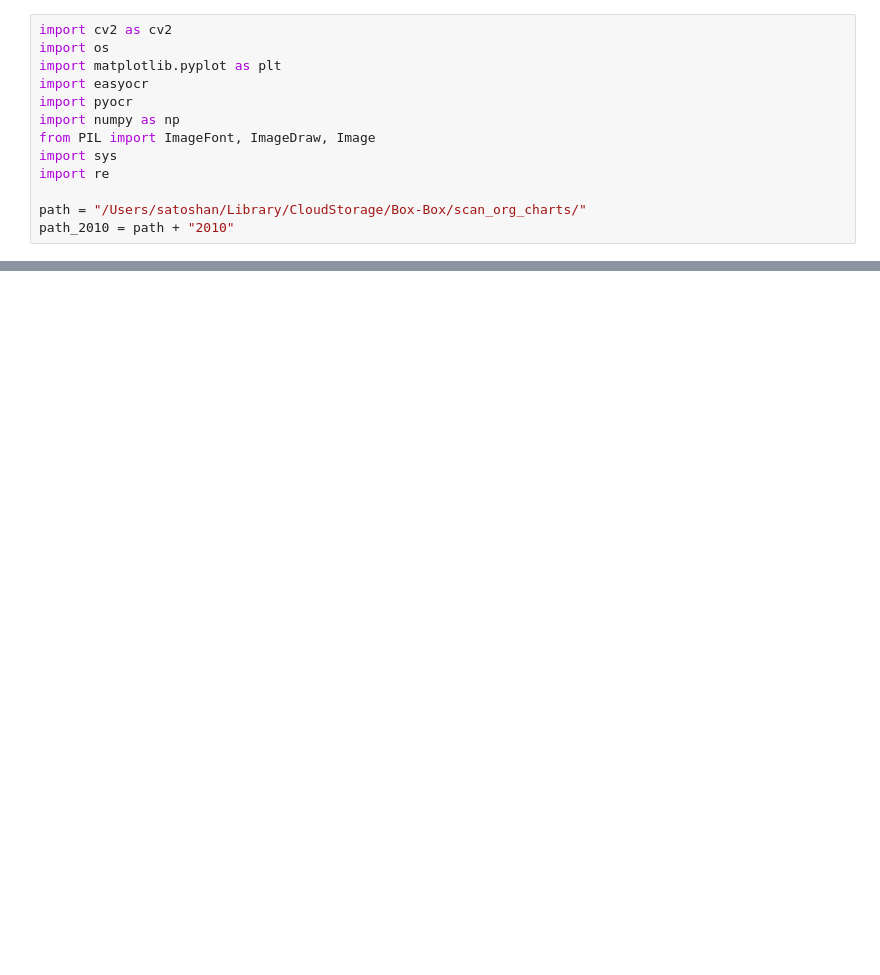
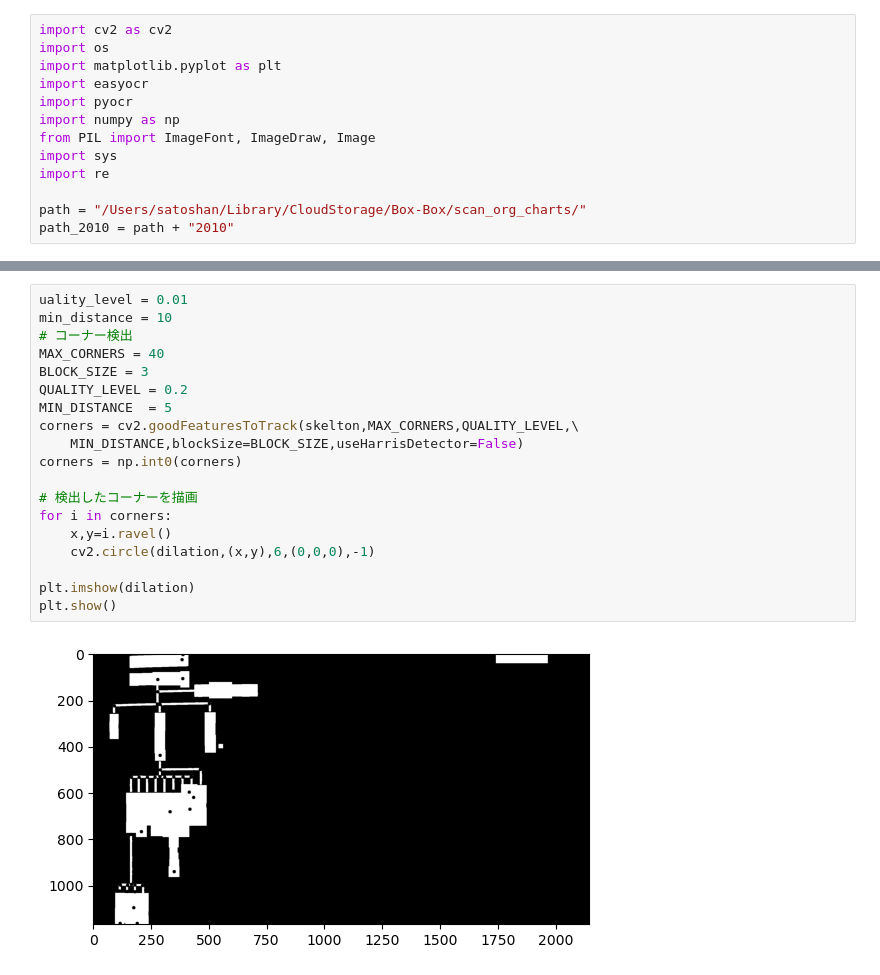
Before and after one commit to wakachii/SI-Org-chart, a Jupyter notebook: python/img_processing/process_sample.ipynb, the cells around one changed output, grey strips where cells are left out. Drawn from its saved outputs; the diff is of its cells as text; blank space fills up the shorter version.

```diff
--- a/python/img_processing/process_sample.ipynb
+++ b/python/img_processing/process_sample.ipynb
@@ -121,0 +128,21 @@ plt.show()
+# %%
+uality_level = 0.01
+min_distance = 10
+# コーナー検出
+MAX_CORNERS = 40
+BLOCK_SIZE = 3
+QUALITY_LEVEL = 0.2
+MIN_DISTANCE  = 5
+corners = cv2.goodFeaturesToTrack(skelton,MAX_CORNERS,QUALITY_LEVEL,\
+    MIN_DISTANCE,blockSize=BLOCK_SIZE,useHarrisDetector=False)
+corners = np.int0(corners)
+
+# 検出したコーナーを描画
+for i in corners:
+    x,y=i.ravel()
+    cv2.circle(dilation,(x,y),6,(0,0,0),-1)
+
+plt.imshow(dilation)
+plt.show()
+# %% [output]
+[figure, added]
```
Also changed, not shown: parts of 2 cells of this notebook.
